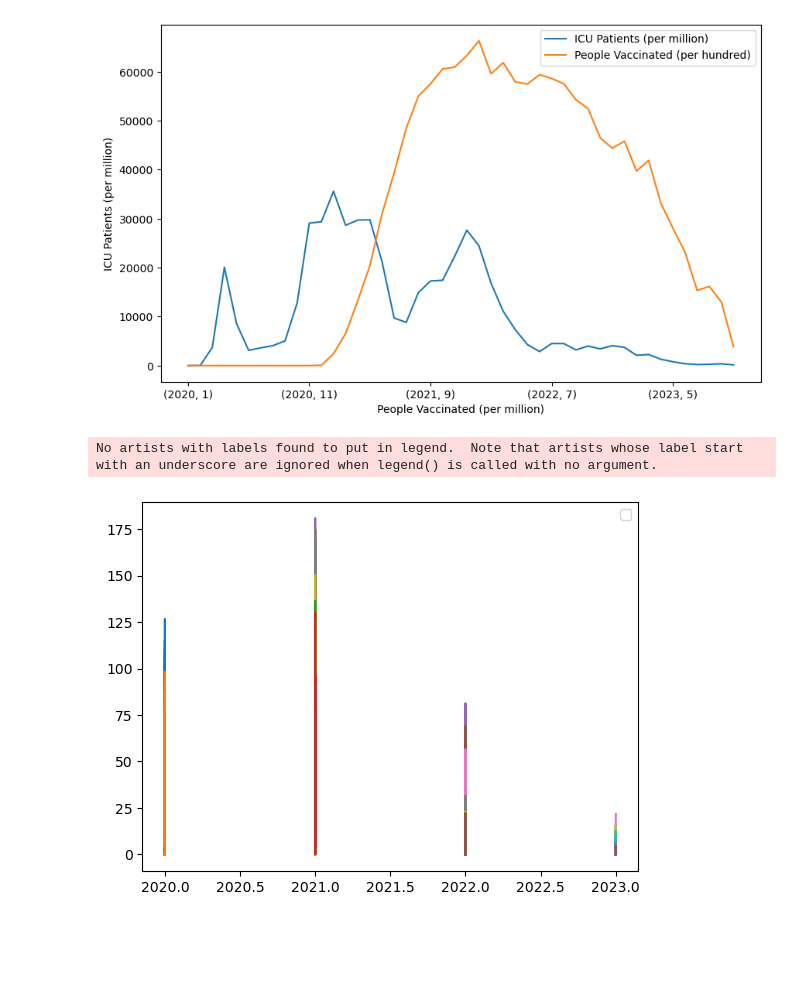
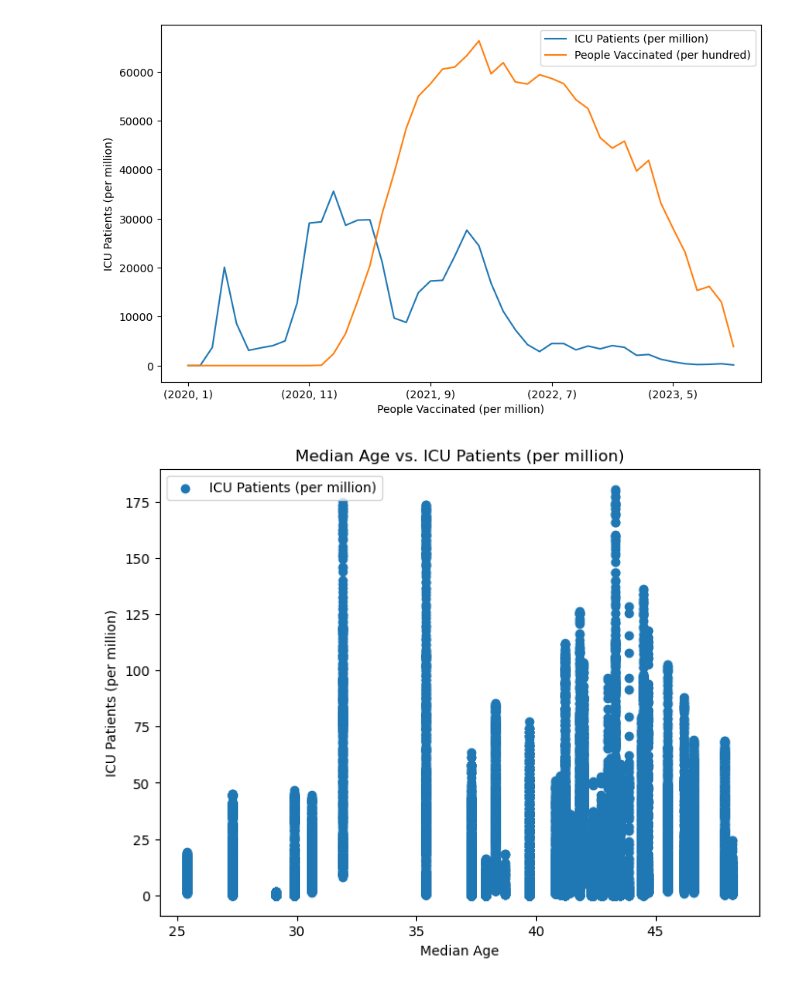
Before and after one commit to ss0ryan0/project1_group7, a Jupyter notebook: Code/project1_group7.ipynb, the cells around one changed output. Cells and saved outputs as stored; diff of their text form; code cells hidden in the pictures; blank space fills up the shorter version.

```diff
--- a/Code/project1_group7.ipynb
+++ b/Code/project1_group7.ipynb
@@ -195,6 +195,5 @@ def clean(df):
 
 icu_location_data = clean(cleaner_covid_df)
 
-icu_location = icu_location_data[["Country", "Year", "Month", "ICU Patients (per million)", "People Vaccinated (per hundred)", "Median Age"]]
-
-icu_location
+icu_location = icu_location_data[["Country", "Year", "Month", "ICU Patients (per million)", "People Vaccinated (per hundred)", "Median Age",
+                                  "Total Deaths (per million)"]]
@@ -283,29 +252,18 @@ plt.show()
 # %% [output]
 [figure]
 # %%
-# graphing how effective each country is in reducing covid rates
+# graphing median age and how it affects ICU rate
 
 
-icu_vax = icu_location[["Month", "Year", "ICU Patients (per million)", "Median Age"]]
-icu_vax.fillna(0)
-icu_vax_group = icu_vax.groupby(["Year", "Month"])
-icu_vax_group
+median_icu = icu_location[["Month", "Year", "ICU Patients (per million)", "Median Age"]]
+median_icu.fillna(0)
 
-# figure_icu_vax = icu_vax_group.plot(figsize=(10,6),
-#                                 xlabel="People Vaccinated (per million)",
-#                                 ylabel="ICU Patients (per million)")
-
-# plt.show()
-
-for name, group in icu_vax_group:
-    plt.plot(group[["Year"]], group["ICU Patients (per million)"])
-
-# figure_median_age = median_age_group.plot(figsize=(10,6),
-#                                 xlabel="People Vaccinated (per million)",
-#                                 ylabel="ICU Patients (per million)")
-
+plt.figure(figsize=(8, 6))
+plt.scatter(median_icu["Median Age"], median_icu["ICU Patients (per million)"], marker="o", label="ICU Patients (per million)")
+plt.title("Median Age vs. ICU Patients (per million)")
+plt.xlabel("Median Age")
+plt.ylabel("ICU Patients (per million)")
 plt.legend()
 plt.show()
 # %% [output]
-No artists with labels found to put in legend.  Note that artists whose label start with an underscore are ignored when legend() is called with no argument.
-[figure, old version]
+[figure, new version]
```
Also changed, not shown: parts of 3 cells of this notebook.
